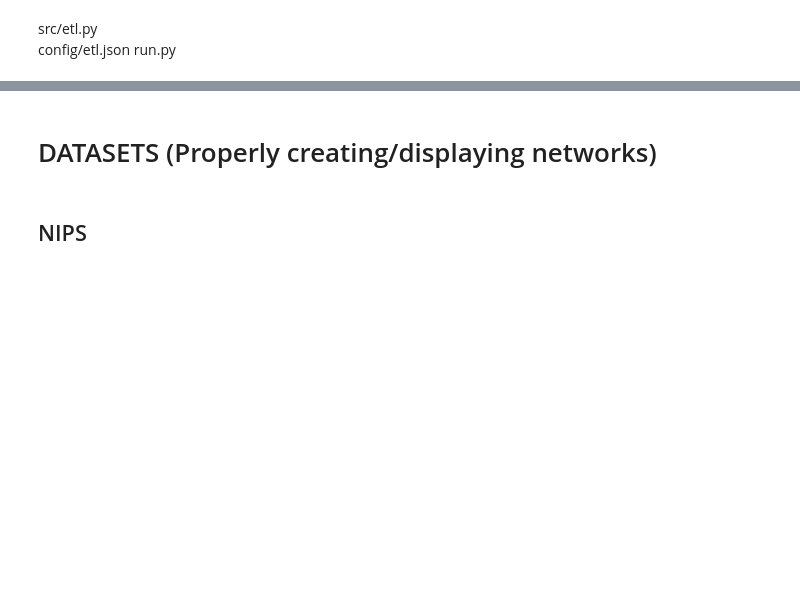
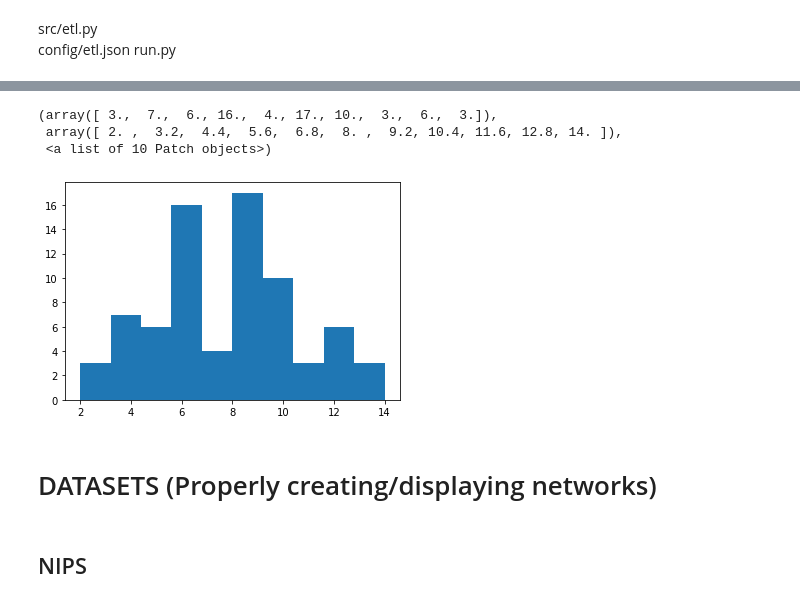
Before and after one commit to anmokhta/DSC180A-Project1, a Jupyter notebook: notebooks/w9.ipynb, the cells around one changed output, grey strips where cells are left out. Drawn from its saved outputs; the diff is of its cells as text; code cells hidden in the pictures; blank space fills up the shorter version.

```diff
--- a/notebooks/w9.ipynb
+++ b/notebooks/w9.ipynb
@@ -84,0 +85,12 @@ plot_graph(combined, clique_nodes, outer_nodes)
+# %%
+dd = {}
+for n in combined.nodes():
+    dd[n] = combined.degree[n]
+# %%
+plt.hist(list(dd.values()))
+#ADD COLORS, STACKED BAR GRAPH FOR EDA HIND
+# %% [output]
+(array([ 3.,  7.,  6., 16.,  4., 17., 10.,  3.,  6.,  3.]),
+ array([ 2. ,  3.2,  4.4,  5.6,  6.8,  8. ,  9.2, 10.4, 11.6, 12.8, 14. ]),
+ <a list of 10 Patch objects>)
+[figure, added]
```
Also changed, not shown: parts of 6 cells of this notebook, 1 other file.
